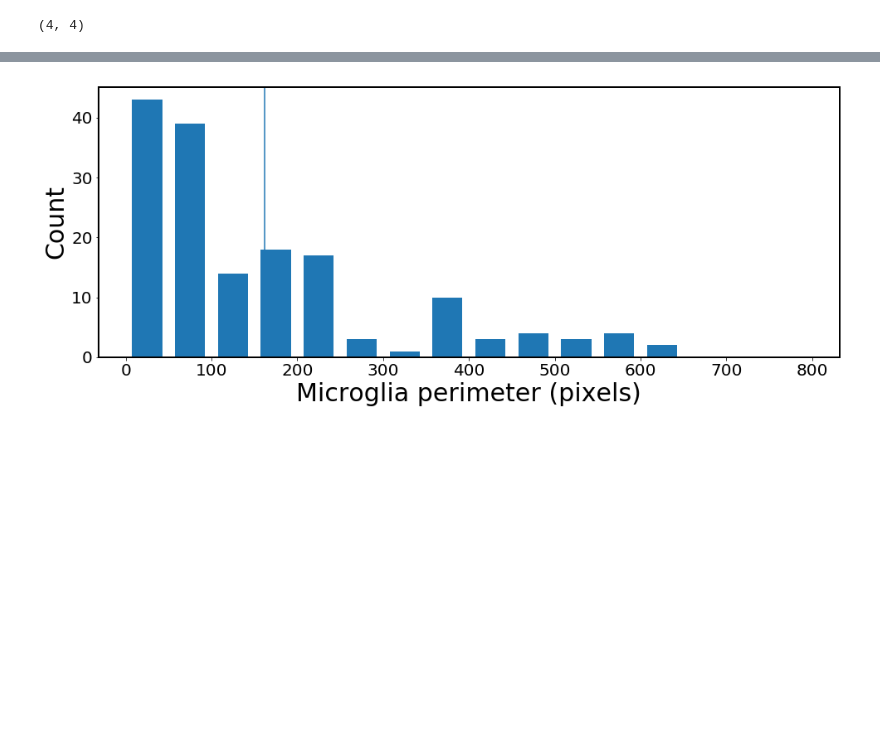
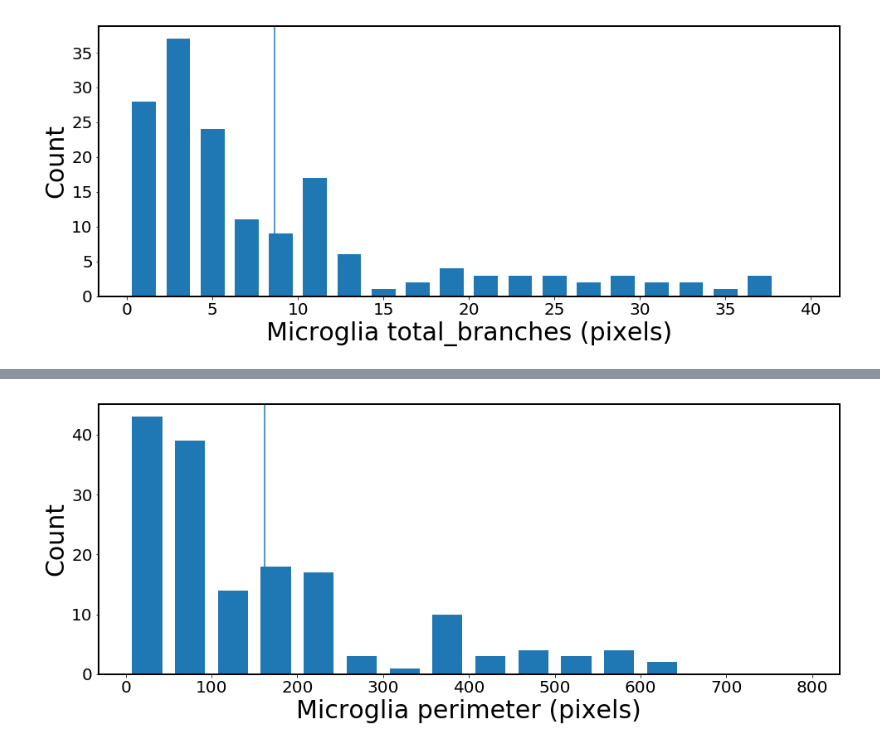
Before and after one commit to dash2927/diff_register, a Jupyter notebook: notebooks/04_20_18_visualization_features.ipynb, the cells around one changed output, grey strips where cells are left out. Cells and saved outputs as stored; diff of their text form; code cells hidden in the pictures; blank space fills up the shorter version.

```diff
--- a/notebooks/04_20_18_visualization_features.ipynb
+++ b/notebooks/04_20_18_visualization_features.ipynb
@@ -65,6 +110,6 @@ def mglia_features(props):
 
     return features
 # %%
-features = mglia_features(props)
+features = mglia_features(props, branch_data_short)
 # %%
 features
@@ -90,7 +116,3 @@ features
-# %%
-features['moments'][1]
-# %% [output]
-(4, 4)
 # %%
 def features_hist(features, feature, bin_size=100, bin_range=5000):
     xlabel = "Microglia {} (pixels)".format(feature)
@@ -118,3 +140,7 @@ def features_hist(features, feature, bin_size=100, bin_range=5000):
     plt.tick_params(axis='both', which='major', labelsize=20)
 
     plt.show()
+# %%
+features_hist(features, 'total_branches', bin_size=2, bin_range=40)
+# %% [output]
+[figure, added]
```
Also changed, not shown: parts of 6 cells of this notebook, 1 other file.
